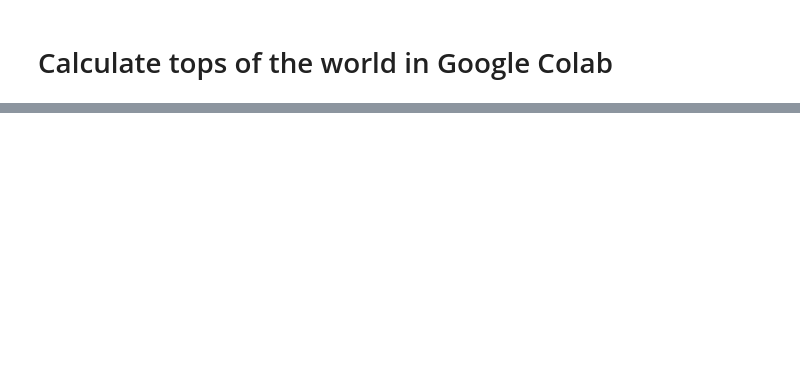
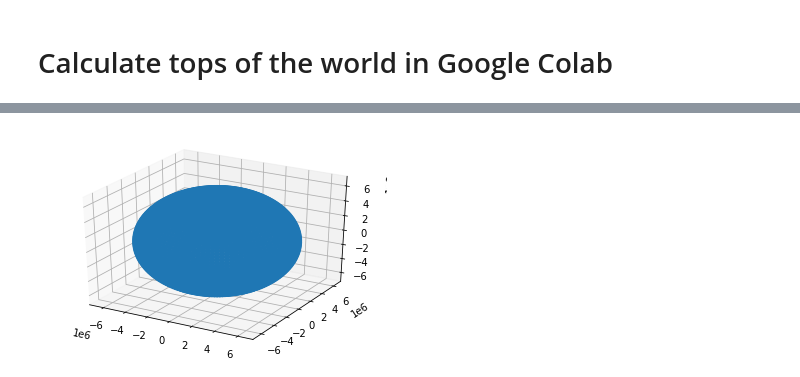
Before and after one commit to franpog859/top-of-the-world, a Jupyter notebook: data_mining/calculate_tops_in_colab.ipynb, the cells around one changed output, grey strips where cells are left out. Drawn from its saved outputs; the diff is of its cells as text; code cells hidden in the pictures; blank space fills up the shorter version.

```diff
--- a/data_mining/calculate_tops_in_colab.ipynb
+++ b/data_mining/calculate_tops_in_colab.ipynb
@@ -120,0 +147,4 @@ def _distance(xyz: XYZ) -> float:
+# %%
+plotGlobe(tops)
+# %% [output]
+[figure, added]
```
Also changed, not shown: parts of 8 cells of this notebook, 2 other files.
